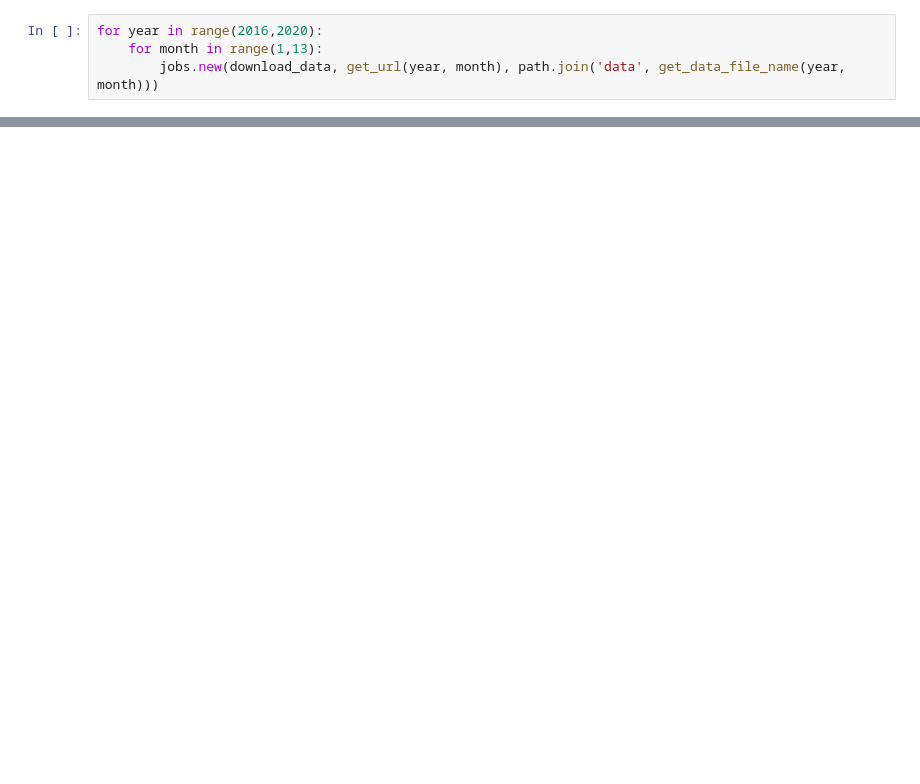
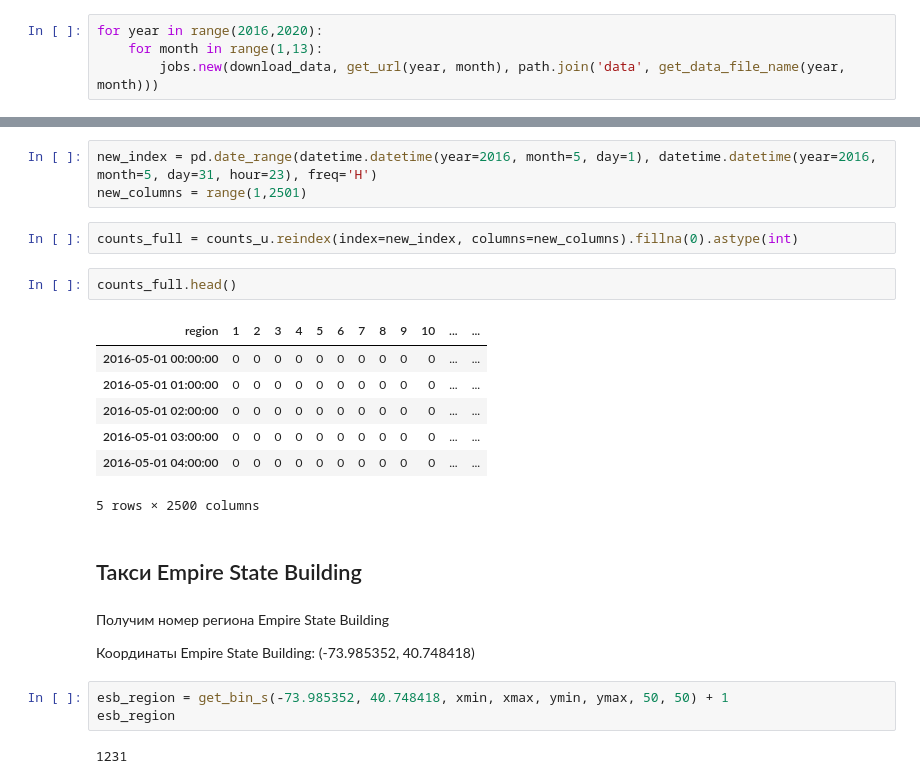
Before and after one commit to alexander-prutko/coursera, a Jupyter notebook: taxi.ipynb, the cells around one changed output, grey strips where cells are left out. Drawn from its saved outputs; the diff is of its cells as text; blank space fills up the shorter version.

```diff
--- a/taxi.ipynb
+++ b/taxi.ipynb
@@ -93,0 +345,26 @@ for year in range(2016,2020):
+# %%
+new_index = pd.date_range(datetime.datetime(year=2016, month=5, day=1), datetime.datetime(year=2016, month=5, day=31, hour=23), freq='H')
+new_columns = range(1,2501)
+# %%
+counts_full = counts_u.reindex(index=new_index, columns=new_columns).fillna(0).astype(int)
+# %%
+counts_full.head()
+# %% [output]
+| region | 1 | 2 | 3 | 4 | 5 | 6 | 7 | 8 | 9 | 10 | ... | ... |
+| 2016-05-01 00:00:00 | 0 | 0 | 0 | 0 | 0 | 0 | 0 | 0 | 0 | 0 | ... | ... |
+| 2016-05-01 01:00:00 | 0 | 0 | 0 | 0 | 0 | 0 | 0 | 0 | 0 | 0 | ... | ... |
+| 2016-05-01 02:00:00 | 0 | 0 | 0 | 0 | 0 | 0 | 0 | 0 | 0 | 0 | ... | ... |
+| 2016-05-01 03:00:00 | 0 | 0 | 0 | 0 | 0 | 0 | 0 | 0 | 0 | 0 | ... | ... |
+| 2016-05-01 04:00:00 | 0 | 0 | 0 | 0 | 0 | 0 | 0 | 0 | 0 | 0 | ... | ... |
+5 rows × 2500 columns
+# %% [markdown]
+## Такси Empire State Building
+# %% [markdown]
+Получим номер региона Empire State Building
+
+Координаты Empire State Building: (-73.985352, 40.748418)
+# %%
+esb_region = get_bin_s(-73.985352, 40.748418, xmin, xmax, ymin, ymax, 50, 50) + 1
+esb_region
+# %% [output]
+1231
```
Also changed, not shown: parts of 59 cells of this notebook.
